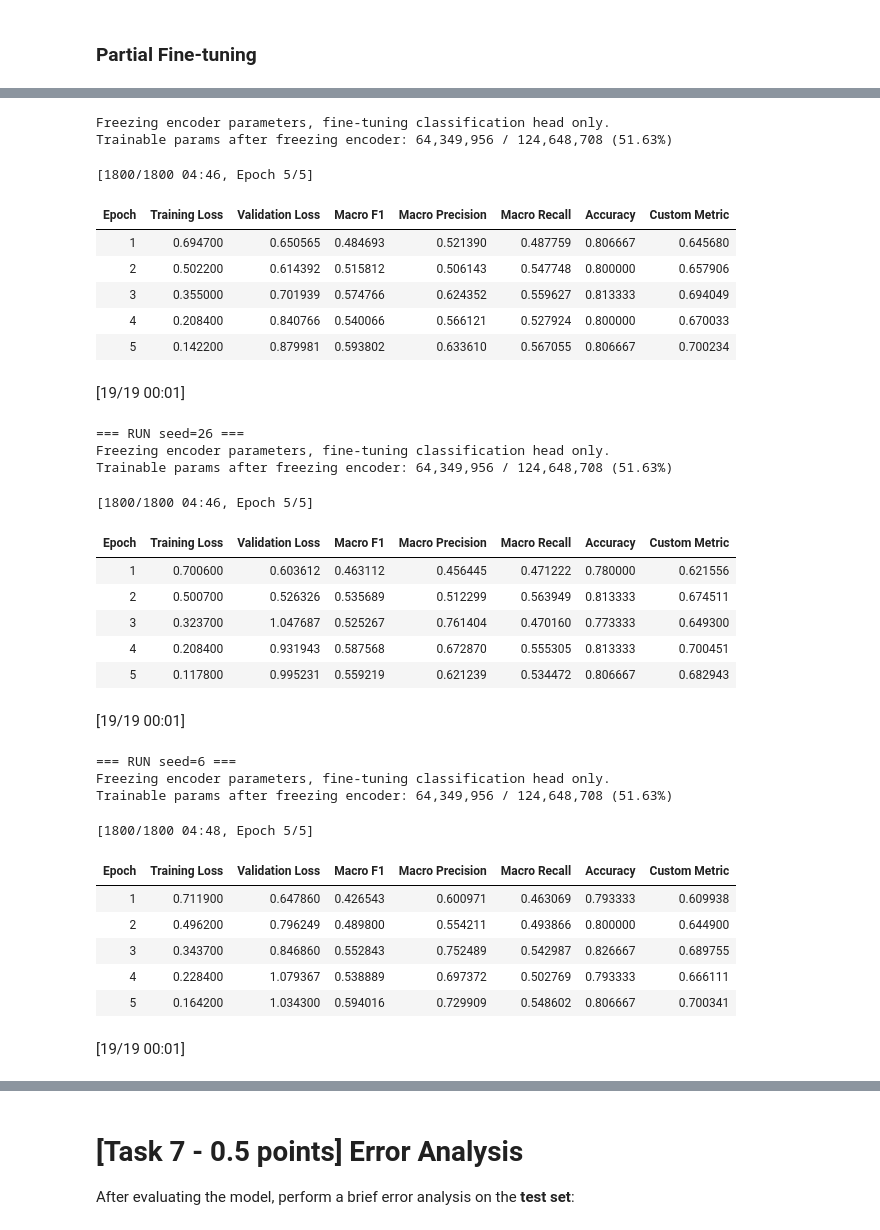
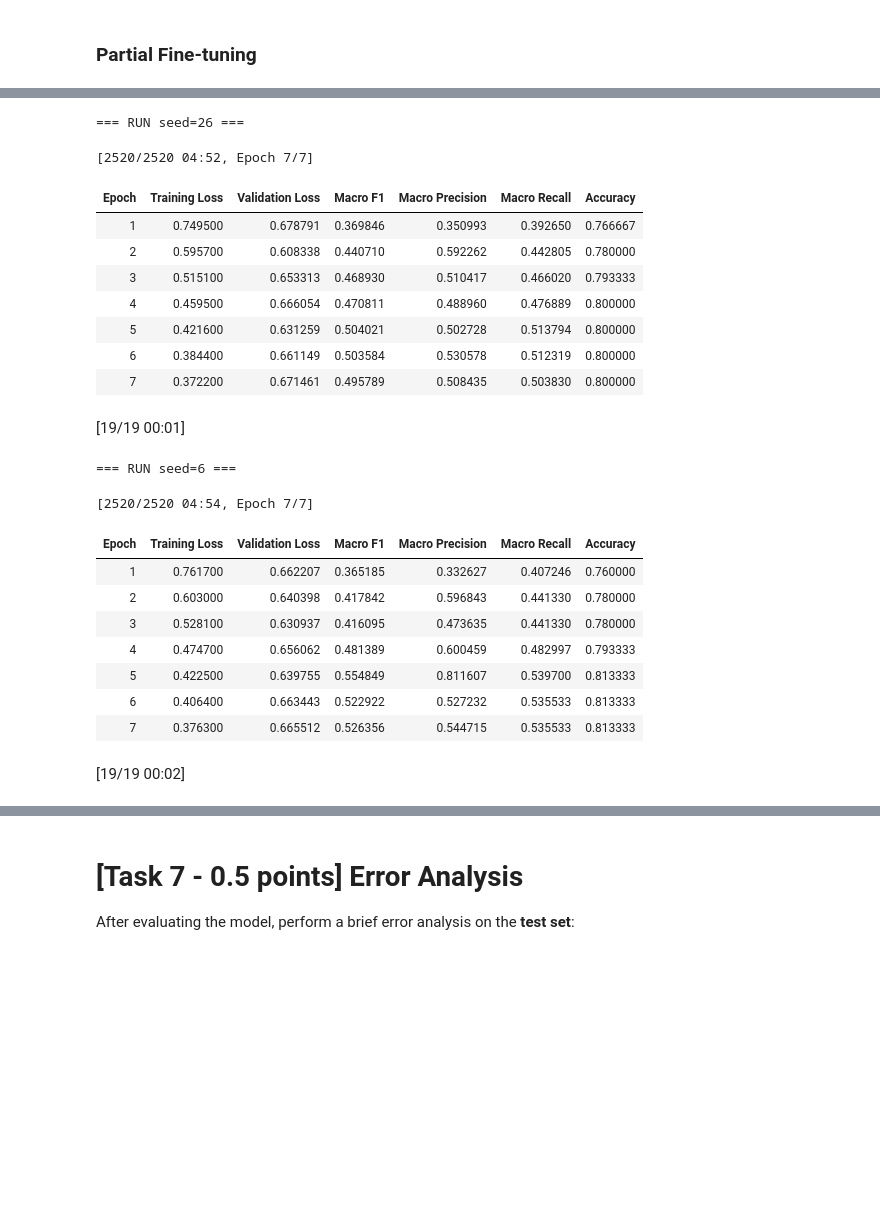
Before and after one commit to 26leonardo/NLP_project, a Jupyter notebook: A1/Assignment1-2526.ipynb, the cells around one changed output, grey strips where cells are left out. Drawn from its saved outputs; the diff is of its cells as text; code cells hidden in the pictures; blank space fills up the shorter version.

```diff
--- a/A1/Assignment1-2526.ipynb
+++ b/A1/Assignment1-2526.ipynb
@@ -838,8 +1361,8 @@ In this section, you will use a transformer model specifically trained for hate
 TASK='hate'
 MODEL_CARD = f"twitter-roberta-base-{TASK}"
 NUM_LABLES = 4
-output_dir = "./pt_checkpoints"
-seeds = [42, 26, 6]
+output_dir = "./pt_checkpoints_7"
+seeds = [90, 26, 6]
 
 # Dataset preparation
 
@@ -848,7 +1371,7 @@ tokenizer = AutoTokenizer.from_pretrained(MODEL_CARD, use_fast=True)
 data_collator = DataCollatorWithPadding(tokenizer=tokenizer)
 
 def preprocess_text_vanilla(tweets):
-    return tokenizer(tweets['tweet'], truncation=True, padding=True , return_tensors="pt")
+    return tokenizer(tweets['tweet'])
 
 TRAIN_DATA = Dataset.from_pandas(train_df[["tweet","label"]])
 TEST_DATA = Dataset.from_pandas(test_df[["tweet","label"]])
@@ -1552,7 +1412,23 @@ Best model, according to F1, is the one with the seed = 6
+# %%
+# Hyperparameters
+hyper = {
+    "batch_size": 8,
+    "epochs": 7,
+    "learning_rate": 5e-6,
+    "weight_decay": 0.01
+}
 # %% [markdown]
 ### Partial Fine-tuning
 # %%
-results_partial, logs_partial, best_model_dirs_partial = train_evaluate_model(seeds, hyper, output_dir, fine_tune_partially = True, VERBOSE = False, best_subdir_name="best_model_partial")
+results_partial, logs_partial, best_model_dirs_partial = train_evaluate_model(
+    seeds=seeds,
+    hyperparameters=hyper,
+    output_dir=output_dir,
+    fine_tune_partially=True,
+    early_patience=2,
+    VERBOSE=False,
+    best_subdir_name="best_model_partial"
+)
 df_out_partial = pd.DataFrame(results_partial)
-df_out = df_out_partial.sort_values("test_macro_f1", ascending=False).reset_index(drop=True)
+df_out_partial = df_out_partial.sort_values("val_macro_f1", ascending=False).reset_index(drop=True)
 # %% [output]
@@ -1564,32 +1448,22 @@ You should probably TRAIN this model on a down-stream task to be able to use it
-Freezing encoder parameters, fine-tuning classification head only.
-Trainable params after freezing encoder: 64,349,956 / 124,648,708 (51.63%)
+=== RUN seed=26 ===
-[1800/1800 04:46, Epoch 5/5]
+[2520/2520 04:52, Epoch 7/7]
-| Epoch | Training Loss | Validation Loss | Macro F1 | Macro Precision | Macro Recall | Accuracy | Custom Metric |
-| 1 | 0.694700 | 0.650565 | 0.484693 | 0.521390 | 0.487759 | 0.806667 | 0.645680 |
-| 2 | 0.502200 | 0.614392 | 0.515812 | 0.506143 | 0.547748 | 0.800000 | 0.657906 |
-| 3 | 0.355000 | 0.701939 | 0.574766 | 0.624352 | 0.559627 | 0.813333 | 0.694049 |
-| 4 | 0.208400 | 0.840766 | 0.540066 | 0.566121 | 0.527924 | 0.800000 | 0.670033 |
-| 5 | 0.142200 | 0.879981 | 0.593802 | 0.633610 | 0.567055 | 0.806667 | 0.700234 |
-[19/19 00:01]
+| Epoch | Training Loss | Validation Loss | Macro F1 | Macro Precision | Macro Recall | Accuracy |
+| 1 | 0.749500 | 0.678791 | 0.369846 | 0.350993 | 0.392650 | 0.766667 |
+| 2 | 0.595700 | 0.608338 | 0.440710 | 0.592262 | 0.442805 | 0.780000 |
+| 3 | 0.515100 | 0.653313 | 0.468930 | 0.510417 | 0.466020 | 0.793333 |
+| 4 | 0.459500 | 0.666054 | 0.470811 | 0.488960 | 0.476889 | 0.800000 |
+| 5 | 0.421600 | 0.631259 | 0.504021 | 0.502728 | 0.513794 | 0.800000 |
+| 6 | 0.384400 | 0.661149 | 0.503584 | 0.530578 | 0.512319 | 0.800000 |
+| 7 | 0.372200 | 0.671461 | 0.495789 | 0.508435 | 0.503830 | 0.800000 |
+[19/19 00:01]
-=== RUN seed=26 ===
-Freezing encoder parameters, fine-tuning classification head only.
-Trainable params after freezing encoder: 64,349,956 / 124,648,708 (51.63%)
+=== RUN seed=6 ===
-[1800/1800 04:46, Epoch 5/5]
+[2520/2520 04:54, Epoch 7/7]
-| Epoch | Training Loss | Validation Loss | Macro F1 | Macro Precision | Macro Recall | Accuracy | Custom Metric |
-| 1 | 0.700600 | 0.603612 | 0.463112 | 0.456445 | 0.471222 | 0.780000 | 0.621556 |
-| 2 | 0.500700 | 0.526326 | 0.535689 | 0.512299 | 0.563949 | 0.813333 | 0.674511 |
-| 3 | 0.323700 | 1.047687 | 0.525267 | 0.761404 | 0.470160 | 0.773333 | 0.649300 |
-| 4 | 0.208400 | 0.931943 | 0.587568 | 0.672870 | 0.555305 | 0.813333 | 0.700451 |
-| 5 | 0.117800 | 0.995231 | 0.559219 | 0.621239 | 0.534472 | 0.806667 | 0.682943 |
-[19/19 00:01]
-=== RUN seed=6 ===
-Freezing encoder parameters, fine-tuning classification head only.
-Trainable params after freezing encoder: 64,349,956 / 124,648,708 (51.63%)
-[1800/1800 04:48, Epoch 5/5]
-| Epoch | Training Loss | Validation Loss | Macro F1 | Macro Precision | Macro Recall | Accuracy | Custom Metric |
-| 1 | 0.711900 | 0.647860 | 0.426543 | 0.600971 | 0.463069 | 0.793333 | 0.609938 |
-| 2 | 0.496200 | 0.796249 | 0.489800 | 0.554211 | 0.493866 | 0.800000 | 0.644900 |
-| 3 | 0.343700 | 0.846860 | 0.552843 | 0.752489 | 0.542987 | 0.826667 | 0.689755 |
-| 4 | 0.228400 | 1.079367 | 0.538889 | 0.697372 | 0.502769 | 0.793333 | 0.666111 |
-| 5 | 0.164200 | 1.034300 | 0.594016 | 0.729909 | 0.548602 | 0.806667 | 0.700341 |
+| Epoch | Training Loss | Validation Loss | Macro F1 | Macro Precision | Macro Recall | Accuracy |
+| 1 | 0.761700 | 0.662207 | 0.365185 | 0.332627 | 0.407246 | 0.760000 |
+| 2 | 0.603000 | 0.640398 | 0.417842 | 0.596843 | 0.441330 | 0.780000 |
+| 3 | 0.528100 | 0.630937 | 0.416095 | 0.473635 | 0.441330 | 0.780000 |
+| 4 | 0.474700 | 0.656062 | 0.481389 | 0.600459 | 0.482997 | 0.793333 |
+| 5 | 0.422500 | 0.639755 | 0.554849 | 0.811607 | 0.539700 | 0.813333 |
+| 6 | 0.406400 | 0.663443 | 0.522922 | 0.527232 | 0.535533 | 0.813333 |
+| 7 | 0.376300 | 0.665512 | 0.526356 | 0.544715 | 0.535533 | 0.813333 |
-[19/19 00:01]
+[19/19 00:02]
```
Also changed, not shown: parts of 43 cells of this notebook, 7 other files.
